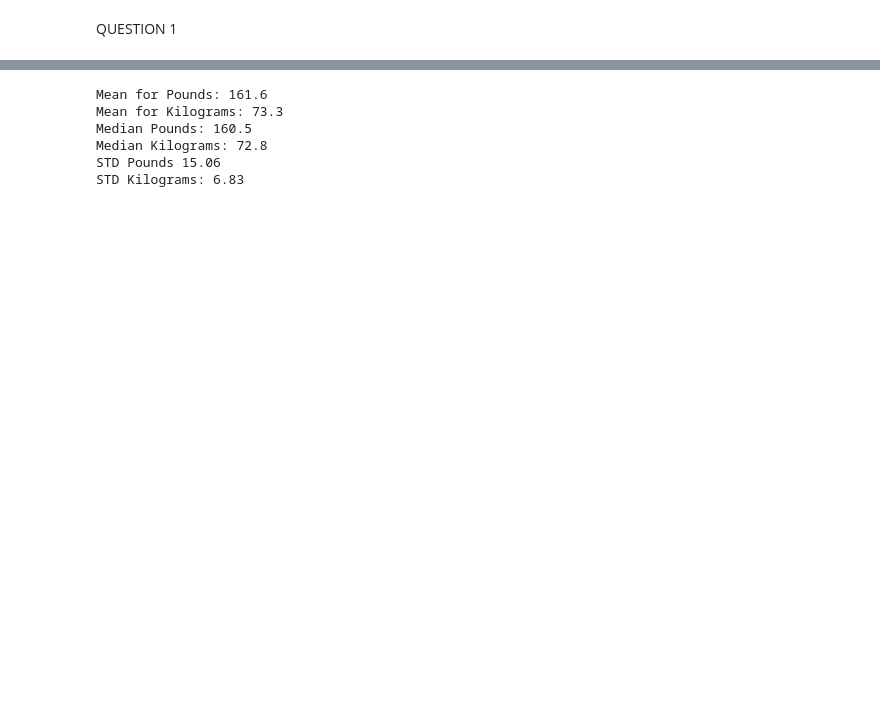
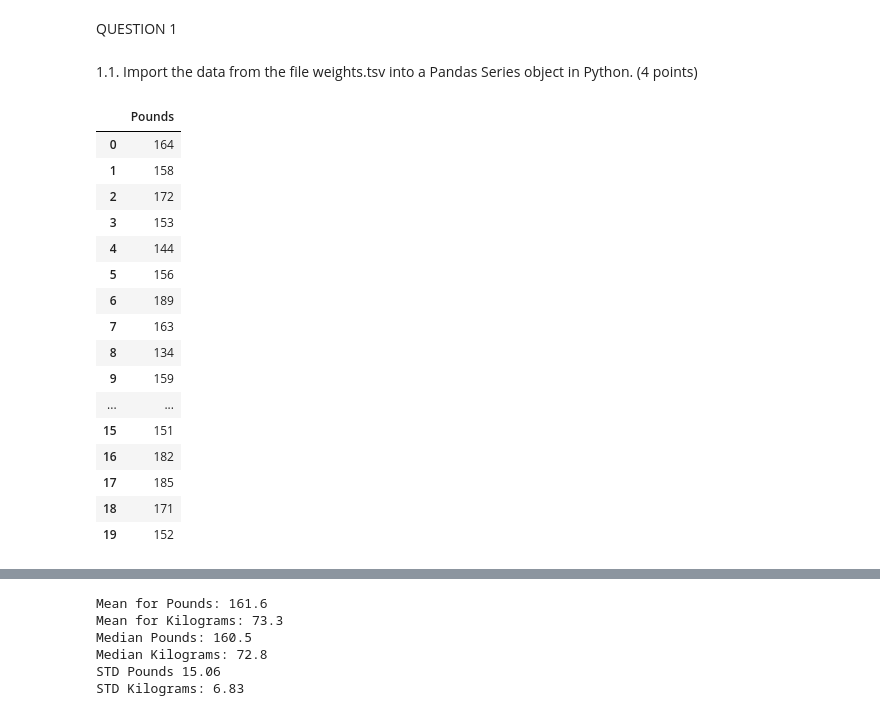
Before and after one commit to ivan-usd/refactored-octo-journey, a Jupyter notebook: notebooks/module3.ipynb, the cells around one changed output, grey strips where cells are left out. Drawn from its saved outputs; the diff is of its cells as text; code cells hidden in the pictures; blank space fills up the shorter version.

```diff
--- a/notebooks/module3.ipynb
+++ b/notebooks/module3.ipynb
@@ -11,7 +17,29 @@ QUESTION 1
 #Setting Variables for question 1
 weightsFP = '../data/module3Data/weights.tsv'
 POUND_KILO = 0.453592
+# %% [markdown]
+1.1. Import the data from the file weights.tsv into a Pandas Series object in Python.
+(4 points)
 # %%
 #1.1 Import TSV file Weights using Pandas package
 weights = pd.read_csv(weightsFP, sep='\t', header=None)
 weights.columns = ['Pounds']
+weights
+# %% [output]
+|  | Pounds |
+| 0 | 164 |
+| 1 | 158 |
+| 2 | 172 |
+| 3 | 153 |
+| 4 | 144 |
+| 5 | 156 |
+| 6 | 189 |
+| 7 | 163 |
+| 8 | 134 |
+| 9 | 159 |
+| ... | ... |
+| 15 | 151 |
+| 16 | 182 |
+| 17 | 185 |
+| 18 | 171 |
+| 19 | 152 |
```
Also changed, not shown: parts of 46 cells of this notebook.
